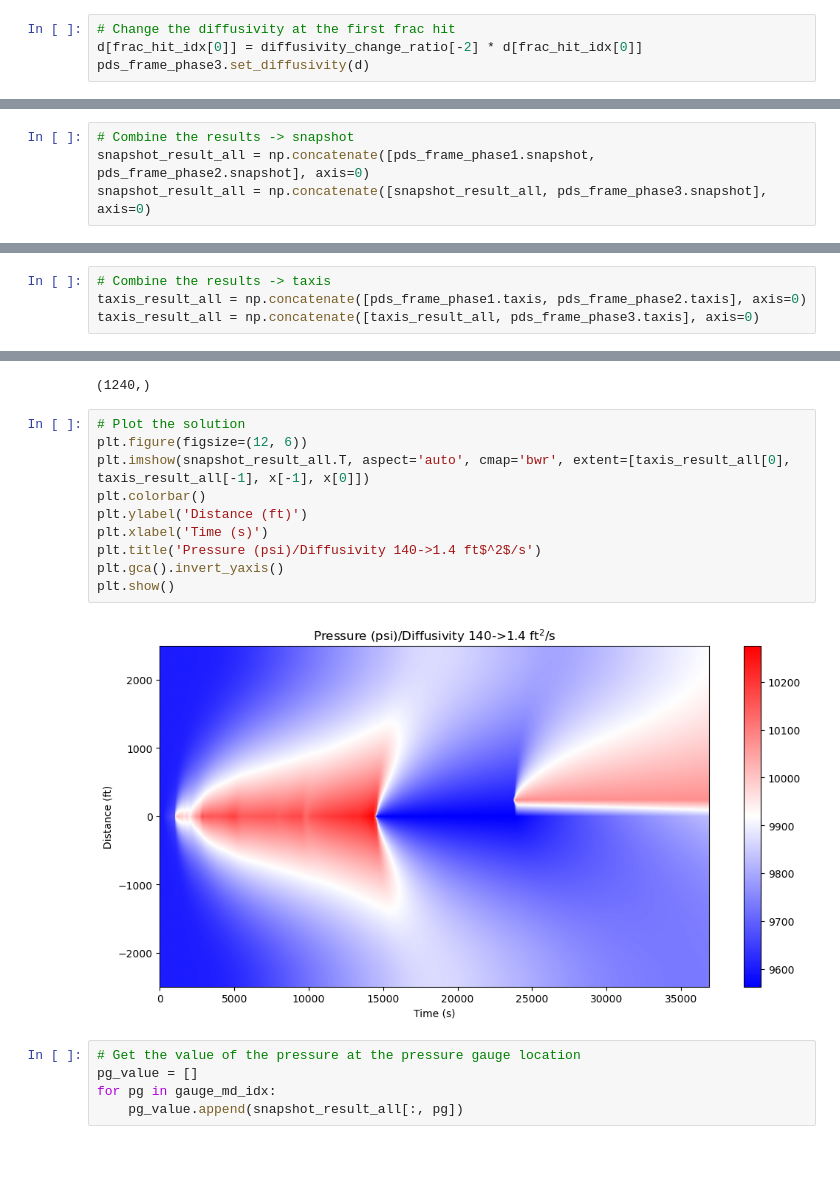
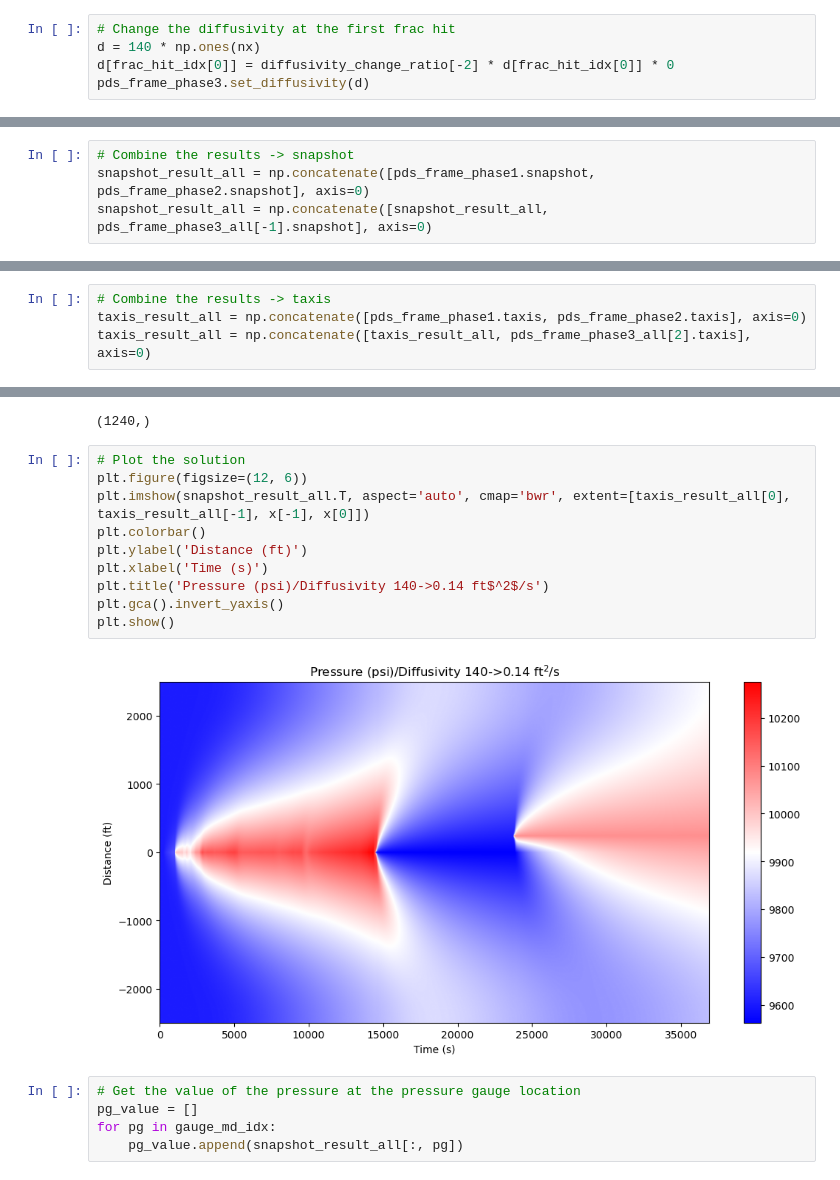
Before and after one commit to shenyaojin/well_leakage_physical_model, a Jupyter notebook: 071_module_test.ipynb, the cells around one changed output, grey strips where cells are left out. Cells and saved outputs as stored; diff of their text form.

```diff
--- a/071_module_test.ipynb
+++ b/071_module_test.ipynb
@@ -224,7 +217,8 @@ pds_frame_phase3.set_t0(pds_frame_phase2.taxis[-1]) # Phase 3 starts after phase
 pds_frame_phase3.set_sourceidx(frac_hit_idx[1]) # The source is at the second frac hit
 # %%
 # Change the diffusivity at the first frac hit
-d[frac_hit_idx[0]] = diffusivity_change_ratio[-2] * d[frac_hit_idx[0]]
+d = 140 * np.ones(nx)
+d[frac_hit_idx[0]] = diffusivity_change_ratio[-2] * d[frac_hit_idx[0]] * 0
 pds_frame_phase3.set_diffusivity(d)
 # %%
 # Process the pressure gauge data to get the source term
@@ -319,7 +330,7 @@ Time: 23734.378479468407 Source term: 9530.631
 # %%
 # Combine the results -> snapshot
 snapshot_result_all = np.concatenate([pds_frame_phase1.snapshot, pds_frame_phase2.snapshot], axis=0)
-snapshot_result_all = np.concatenate([snapshot_result_all, pds_frame_phase3.snapshot], axis=0)
+snapshot_result_all = np.concatenate([snapshot_result_all, pds_frame_phase3_all[-1].snapshot], axis=0)
 # %%
 np.shape(snapshot_result_all)
 # %% [output]
@@ -327,7 +338,7 @@ np.shape(snapshot_result_all)
 # %%
 # Combine the results -> taxis
 taxis_result_all = np.concatenate([pds_frame_phase1.taxis, pds_frame_phase2.taxis], axis=0)
-taxis_result_all = np.concatenate([taxis_result_all, pds_frame_phase3.taxis], axis=0)
+taxis_result_all = np.concatenate([taxis_result_all, pds_frame_phase3_all[2].taxis], axis=0)
 # %%
 np.shape(taxis_result_all)
 # %% [output]
@@ -335,15 +346,15 @@ np.shape(taxis_result_all)
 # %%
 # Plot the solution
 plt.figure(figsize=(12, 6))
 plt.imshow(snapshot_result_all.T, aspect='auto', cmap='bwr', extent=[taxis_result_all[0], taxis_result_all[-1], x[-1], x[0]])
 plt.colorbar()
 plt.ylabel('Distance (ft)')
 plt.xlabel('Time (s)')
-plt.title('Pressure (psi)/Diffusivity 140->1.4 ft$^2$/s')
+plt.title('Pressure (psi)/Diffusivity 140->0.14 ft$^2$/s')
 plt.gca().invert_yaxis()
 plt.show()
 # %% [output]
-[figure, old version]
+[figure, new version]
 # %%
 # Get the value of the pressure at the pressure gauge location
 pg_value = []
```
Also changed, not shown: parts of 12 cells of this notebook, 1 other file.
